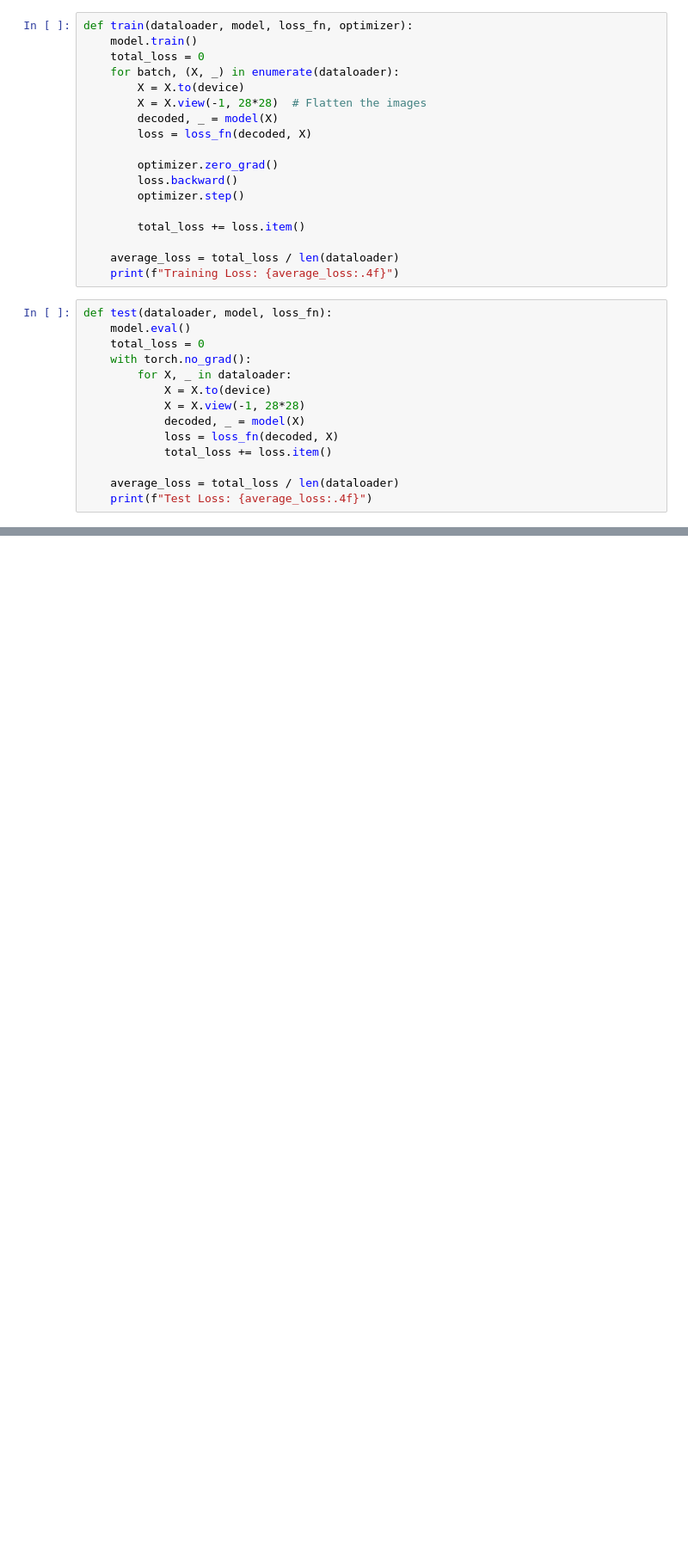
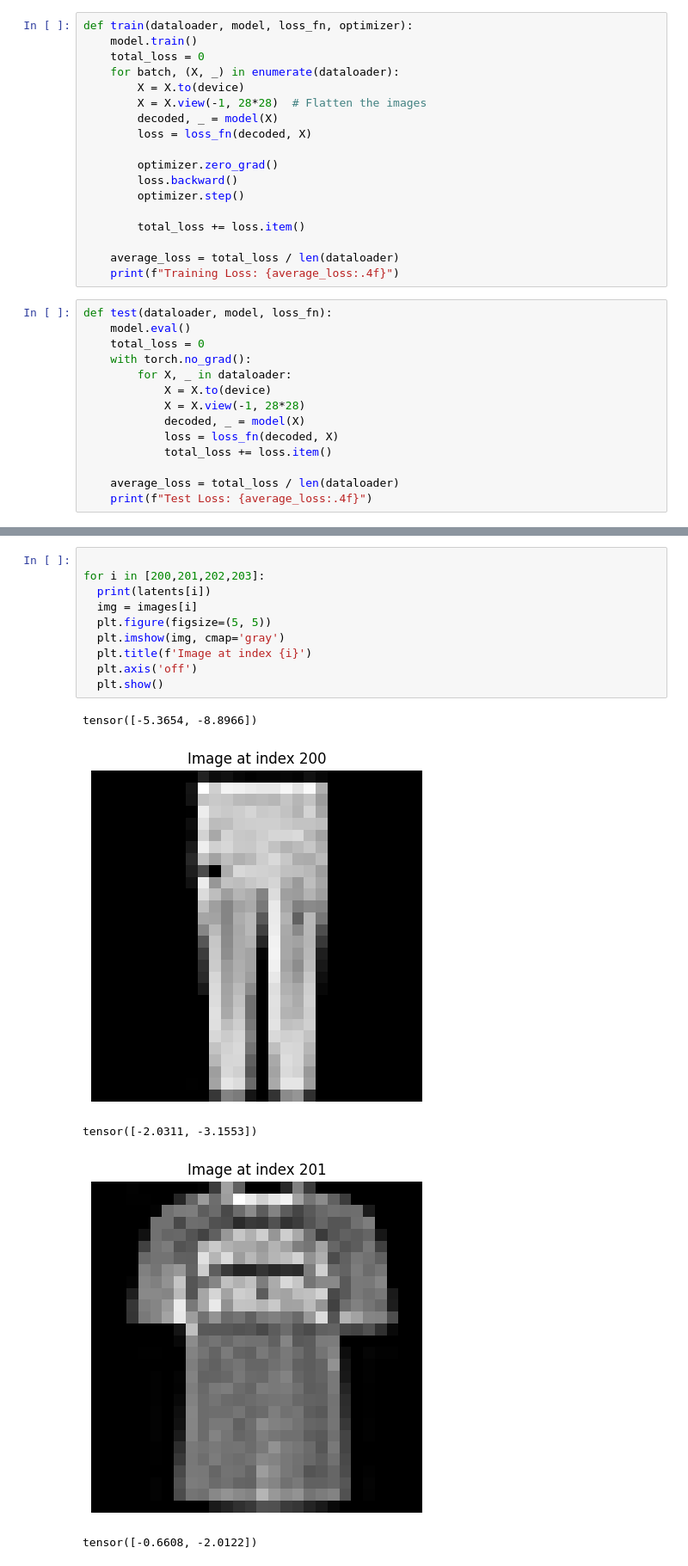
Before and after one commit to Jalalbaim/Auto-Encoder, a Jupyter notebook: AutoEncoder_+_Latent_space.ipynb, the cells around one changed output, grey strips where cells are left out. Shown at 86% size. Drawn from its saved outputs; the diff is of its cells as text; blank space fills up the shorter version.

```diff
--- a/AutoEncoder_+_Latent_space.ipynb
+++ b/AutoEncoder_+_Latent_space.ipynb
@@ -205,0 +259,16 @@ visualize_latent_space(model, test_dataloader)
+# %%
+
+for i in [200,201,202,203]:
+  print(latents[i])
+  img = images[i]
+  plt.figure(figsize=(5, 5))
+  plt.imshow(img, cmap='gray')
+  plt.title(f'Image at index {i}')
+  plt.axis('off')
+  plt.show()
+# %% [output]
+tensor([-5.3654, -8.8966])
+[figure, added]
+tensor([-2.0311, -3.1553])
+[figure, added]
+tensor([-0.6608, -2.0122])
```
Also changed, not shown: parts of 8 cells of this notebook.
